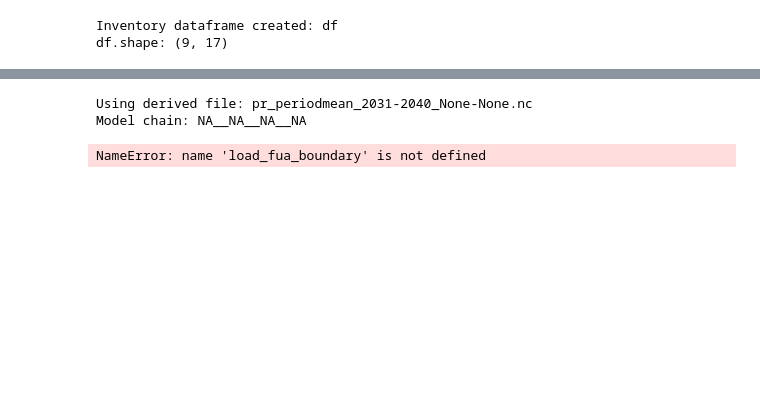
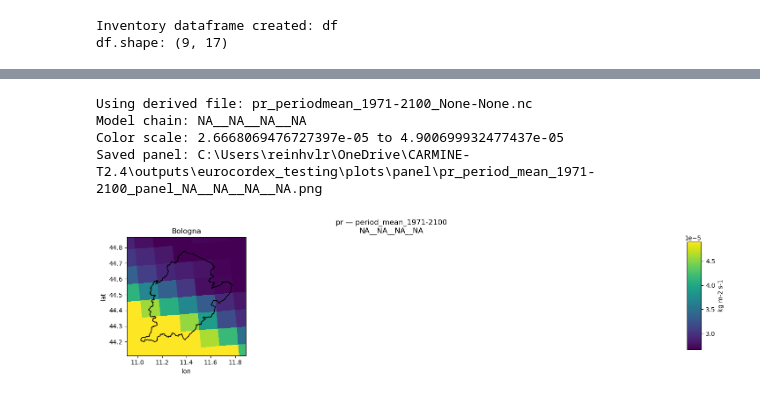
Before and after one commit to FedeleG/CARMINE-T2.4, a Jupyter notebook: notebooks/euro-cordex-indicator-uncertainty/CARMINE-euro-codex-annual_IT_files.ipynb, the cells around one changed output, grey strips where cells are left out. Saved outputs shown, nothing was run; the diff lists cells and outputs as text; code cells hidden in the pictures; blank space fills up the shorter version.

```diff
--- a/notebooks/euro-cordex-indicator-uncertainty/CARMINE-euro-codex-annual_IT_files.ipynb
+++ b/notebooks/euro-cordex-indicator-uncertainty/CARMINE-euro-codex-annual_IT_files.ipynb
@@ -671,7 +746,7 @@ import matplotlib.pyplot as plt
 import warnings
 
 # ---- USER CHOICE FOR THE PANEL ----
-PANEL_PRODUCT = "period_mean_2031-2040"   # e.g. "period_mean_2031-2040" or "annual_mean"
+PANEL_PRODUCT = "period_mean_1971-2100"   # e.g. "period_mean_2031-2040" or "annual_mean"
 PANEL_MODEL_FILTER = None                # substring to pick one model chain, e.g. "NCC-NorESM1-M"
 CMAP = "viridis"                         # keep simple for now
 ROBUST = True                            # use percentiles to avoid outliers dominating
@@ -827,35 +902,37 @@ try:
     # shared colorbar
     # --- shared colorbar in dedicated axis ---
     cax = fig.add_axes([0.92, 0.15, 0.02, 0.7])  # [left, bottom, width, height]
     cbar = fig.colorbar(im_last, cax=cax)
 
     units = str(da.attrs.get("units", "")).strip()
     if units:
         cbar.set_label(units)
 
 
     sup = f"{VAR_NAME} — {PANEL_PRODUCT}"
     if year_val is not None:
         sup += f" (year={year_val})"
     sup += f"\n{MODEL_ID}"
     fig.suptitle(sup, y=0.995)
 
     #fig.tight_layout()
 
     out_png = EUROCORDEX_TEST_OUTPUT_ROOT / "plots" / "panel" / f"{VAR_NAME}_{PANEL_PRODUCT}_panel_{safe_slug(str(MODEL_ID))}.png"
     out_png.parent.mkdir(parents=True, exist_ok=True)
     fig.savefig(out_png, dpi=DPI, bbox_inches="tight")
     fig.subplots_adjust(right=0.9)
     print("Saved panel:", out_png)
 
     plt.show()
 
 finally:
     ds.close()
 # %% [output]
-Using derived file: pr_periodmean_2031-2040_None-None.nc
+Using derived file: pr_periodmean_1971-2100_None-None.nc
 Model chain: NA__NA__NA__NA
+Color scale: 2.6668069476727397e-05 to 4.900699932477437e-05
+Saved panel: C:\Users\reinhvlr\OneDrive\CARMINE-T2.4\outputs\eurocordex_testing\plots\panel\pr_period_mean_1971-2100_panel_NA__NA__NA__NA.png
-NameError: name 'load_fua_boundary' is not defined
+[figure, added]
 # %%
 # =============================================================================
 # SANITY PLOT — quick look at one derived product
```
Also changed, not shown: parts of 4 cells of this notebook.
